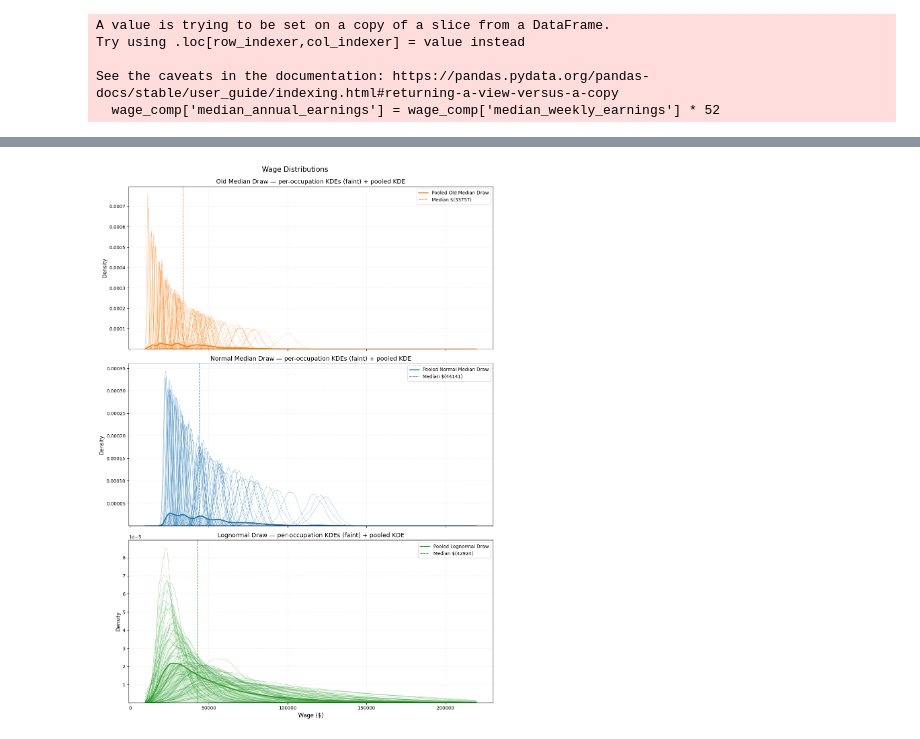
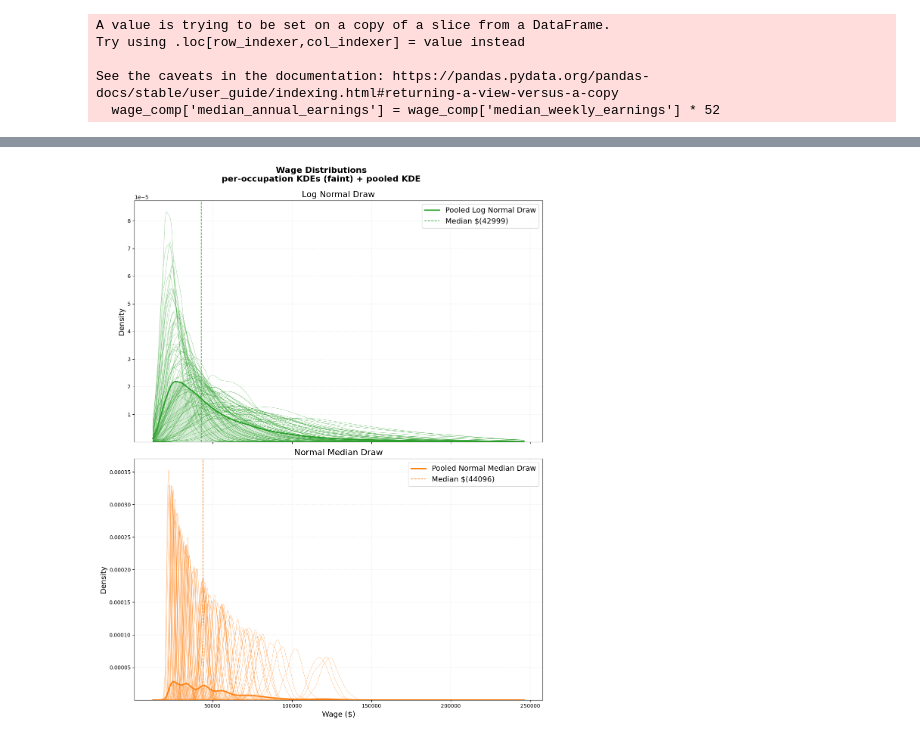
Before and after one commit to ebbam/transition_abm, a Jupyter notebook: calibration_remote/wage_distribution_summary.ipynb, the cells around one changed output, grey strips where cells are left out. Saved outputs shown, nothing was run; the diff lists cells and outputs as text; code cells hidden in the pictures.

```diff
--- a/calibration_remote/wage_distribution_summary.ipynb
+++ b/calibration_remote/wage_distribution_summary.ipynb
@@ -12,3 +12,5 @@ from matplotlib.lines import Line2D
 import pyabc
 from network_input_builder import *
 path = "~/Documents/Documents - Nuff-Malham/GitHub/transition_abm/"
+
+base_path = os.path.expanduser("~/Documents/Documents - Nuff-Malham/GitHub/transition_abm/")
@@ -129,7 +118,7 @@ def draw_samples_safe(row, n_draws):
             occ_ids.loc[occ_ids['Code'] == row.get('acs_occ_code', -1), 'label'].values[0]
             if not occ_ids.loc[occ_ids['Code'] == row.get('acs_occ_code', -1)].empty else 'unknown'
         ),
-        'lognormal_draw': lognorm_draws,
+        'log_normal_draw': lognorm_draws,
         'normal_median_draw': normal_draws,
         'old_median_draw': old_draws
     })
@@ -183,7 +172,7 @@ for occ_name in samples['occupation'].unique():
              label='Normal w. New Data (Median ±5%)')
     plt.hist(subset['old_median_draw'], bins=40, alpha=0.5, density=True,
              label='Normal w. Old Data (Median ±5%)')
-    plt.hist(subset['lognormal_draw'], bins=40, alpha=0.5, density=True,
+    plt.hist(subset['log_normal_draw'], bins=40, alpha=0.5, density=True,
              label='Fitted Lognormal (New Data)')
 
     plt.suptitle("Wage Draw Comparison", fontsize=14)
@@ -207,12 +196,13 @@ if save:
 # %%
 from scipy.stats import gaussian_kde
 # choose colors for the three draw types
+save = True
 
 # color scheme
 colors = {
     'normal_median_draw': '#1f77b4',     # blue
     'old_median_draw': '#ff7f0e',   # orange
-    'lognormal_draw': '#2ca02c'   # green
+    'log_normal_draw': '#2ca02c'   # green
 }
 
 def clean_array(a, occ_name=None, col_name=None):
@@ -237,7 +227,7 @@ print(occ_list)
 all_vals = np.concatenate([
     clean_array(samples['normal_median_draw']),
     clean_array(samples['old_median_draw']),
-    clean_array(samples['lognormal_draw'])
+    clean_array(samples['log_normal_draw'])
 ])
 
 xmin, xmax = np.percentile(all_vals, [0.5, 99.5])
@@ -253,7 +243,7 @@ for occ in occ_list:
     subset = samples[samples['occupation'] == occ]
     if len(subset) < 5:
         continue
-    for col in ['normal_median_draw', 'old_median_draw', 'lognormal_draw']:
+    for col in ['normal_median_draw', 'old_median_draw', 'log_normal_draw']:
         vals = clean_array(subset[col].values, occ_name=occ, col_name=col)
         vals = vals[(vals >= xs.min()) & (vals <= xs.max())]
         if vals.size < 3:
@@ -267,7 +257,7 @@ for occ in occ_list:
             continue
 
 # --- Pooled KDEs (bold + filled) ---
-for col in ['normal_median_draw', 'old_median_draw', 'lognormal_draw']:
+for col in ['normal_median_draw', 'old_median_draw', 'log_normal_draw']:
     vals = clean_array(samples[col].values)
     vals = vals[(vals >= xs.min()) & (vals <= xs.max())]
     if vals.size < 3:
@@ -314,10 +304,12 @@ plt.show()
 # %%
 # color scheme (one color used per plot, mapped for labels/file names)
 colors = {
-    'normal_median_draw': '#1f77b4',     # blue
-    'old_median_draw': '#ff7f0e',   # orange
-    'lognormal_draw': '#2ca02c'   # green
+    'normal_median_draw': '#ff7f0e',  #'#1f77b4',     # blue
+    #'old_median_draw':  # orange
+    'log_normal_draw': '#2ca02c'   # green
 }
+
+save_dir = os.path.join(base_path, "calibration_remote/output/plots_wage_distributions/")
 
 def clean_array(a, occ_name=None, col_name=None):
     """Clean an array and print warnings if NAs or infs are found."""
@@ -340,8 +332,8 @@ occ_list = occ_list_all
 # pooled plotting range (shared across all subplots)
 all_vals = np.concatenate([
     clean_array(samples['normal_median_draw']),
-    clean_array(samples['old_median_draw']),
-    clean_array(samples['lognormal_draw'])
+    #clean_array(samples['old_median_draw']),
+    clean_array(samples['log_normal_draw'])
 ])
 if all_vals.size == 0:
     raise RuntimeError("No positive finite draws found in samples.")
@@ -358,8 +350,8 @@ per_occ_linewidth = 0.6
 min_vals_for_kde = 3
 
 # --- Create 3 vertically stacked subplots ---
-fig, axes = plt.subplots(3, 1, figsize=(12, 18), sharex=True)
-draw_types = ['old_median_draw', 'normal_median_draw', 'lognormal_draw']
+fig, axes = plt.subplots(2, 1, figsize=(12, 16), sharex=True)
+draw_types = ['log_normal_draw', 'normal_median_draw'] #'old_median_draw',
 
 for ax, col in zip(axes, draw_types):
     color = colors[col]
@@ -389,42 +381,43 @@ for ax, col in zip(axes, draw_types):
             kde = gaussian_kde(np.log(pooled_vals))
             density = kde(np.log(xs)) / xs
             ax.fill_between(xs, density, color=color, alpha=pooled_fill_alpha)
             ax.plot(xs, density, color=color, linewidth=pooled_linewidth,
                     label=f'Pooled {col.replace("_", " ").title()}')
             med = np.median(pooled_vals)
             ax.axvline(med, color=color, linestyle='--', linewidth=1.2, label=f'Median $({int(med)})')
         except Exception as e:
             print(f"⚠️ Pooled KDE failed for {col}: {e}")
     else:
         if pooled_vals.size > 0:
             med = np.median(pooled_vals)
             ax.axvline(med, color=color, linestyle='--', linewidth=1.2, label=f'Median (${int(med)})')
             print(f"⚠️ Not enough pooled values for KDE for {col}. Showing median only.")
 
     # cosmetics
     #ax.set_xscale('log')
     ax.set_ylim(bottom=1e-8)
     ax.grid(True, which='both', ls='--', lw=0.3, alpha=0.6)
     pretty_col = col.replace('_', ' ').title()
-    ax.set_title(f'{pretty_col} — per-occupation KDEs (faint) + pooled KDE', fontsize=13)
-    ax.legend()
+    ax.set_title(f'{pretty_col}', fontsize=16)
+    ax.legend(fontsize=14)
 
 # shared labels and layout
-axes[-1].set_xlabel('Wage ($)', fontsize=12)
+axes[-1].set_xlabel('Wage ($)', fontsize=14)
 for ax in axes:
-    ax.set_ylabel('Density', fontsize=11)
-fig.suptitle('Wage Distributions \n',
-             fontsize=15, y=0.92)
+    ax.set_ylabel('Density', fontsize=14)
+fig.suptitle('Wage Distributions\nper-occupation KDEs (faint) + pooled KDE\n',
+             fontweight='bold',
+             fontsize=16, y=0.92)
 fig.tight_layout(rect=[0, 0, 1, 0.94])
 
 # save one PNG
-#out_file = os.path.join(save_dir, 'all_occupations_wage_distributions_stacked_logx.png')
-#plt.savefig(out_file, dpi=300)
+out_file = os.path.join(save_dir, 'all_occupations_wage_distributions_stacked_logx.png')
+plt.savefig(out_file, dpi=300)
 plt.show()
 
 #print(f"\n Saved combined 3-in-1 plot to: {out_file}")
 # %% [output]
-[figure, old version]
+[figure, new version]
 # %%
 from PIL import Image
 base_path = os.path.expanduser("~/Documents/Documents - Nuff-Malham/GitHub/transition_abm/")
```
Also changed, not shown: parts of 8 cells of this notebook, 3 other files.
